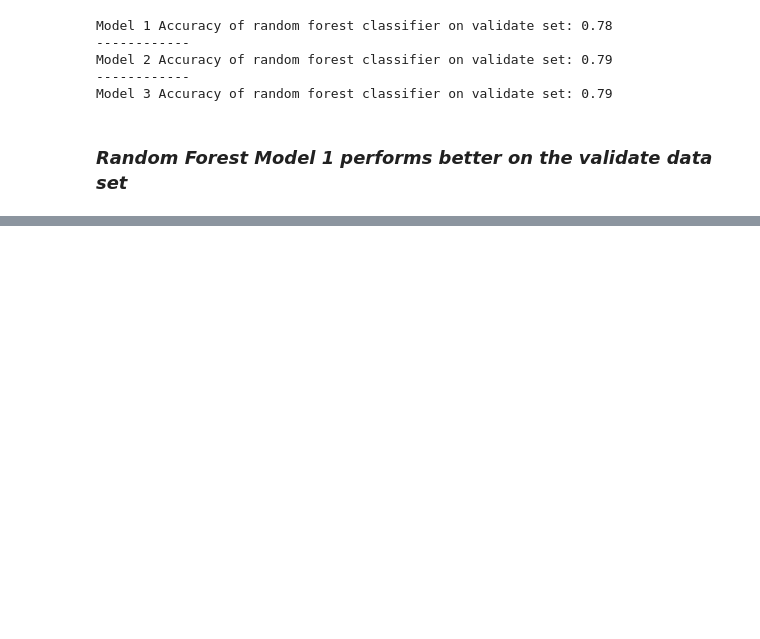
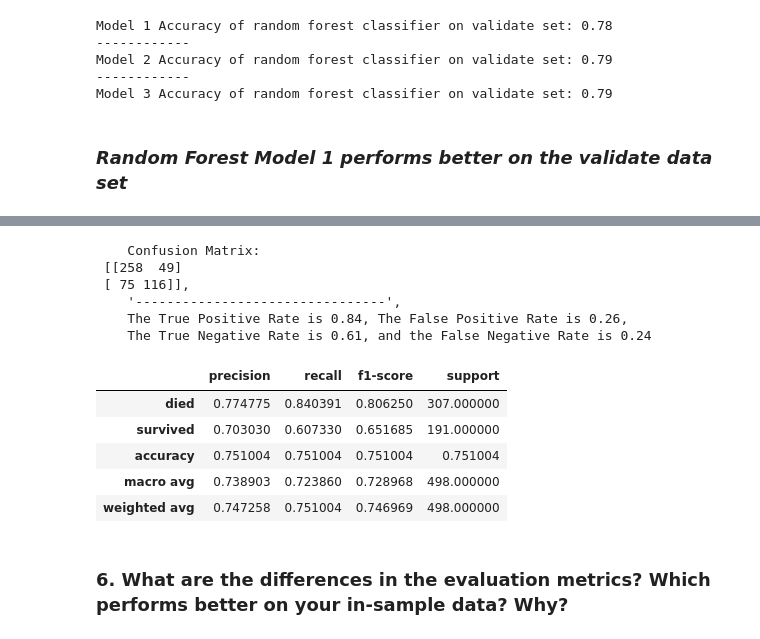
Before and after one commit to justin-m-sullivan/classification-exercises, a Jupyter notebook: model.ipynb, the cells around one changed output, grey strips where cells are left out. Cells and saved outputs as stored; diff of their text form; code cells hidden in the pictures; blank space fills up the shorter version.

```diff
--- a/model.ipynb
+++ b/model.ipynb
@@ -649,0 +778,3 @@ Model 3 Accuracy of random forest classifier on validate set: 0.79
+# %%
+#Create a KNN model with k set to 20
+knn_3 = KNeighborsClassifier(n_neighbors=20, weights='uniform')
@@ -649,0 +792,19 @@ Model 3 Accuracy of random forest classifier on validate set: 0.79
+# %%
+#Evaluate KNN Model 3
+model_3_report = get_metrics_binary(knn_3)
+model_3_report
+# %% [output]
+    Confusion Matrix:
+ [[258  49]
+ [ 75 116]],
+    '--------------------------------',
+    The True Positive Rate is 0.84, The False Positive Rate is 0.26,
+    The True Negative Rate is 0.61, and the False Negative Rate is 0.24
+|  | precision | recall | f1-score | support |
+| died | 0.774775 | 0.840391 | 0.806250 | 307.000000 |
+| survived | 0.703030 | 0.607330 | 0.651685 | 191.000000 |
+| accuracy | 0.751004 | 0.751004 | 0.751004 | 0.751004 |
+| macro avg | 0.738903 | 0.723860 | 0.728968 | 498.000000 |
+| weighted avg | 0.747258 | 0.751004 | 0.746969 | 498.000000 |
+# %% [markdown]
+### 6. What are the differences in the evaluation metrics? Which performs better on your in-sample data? Why?
```
Also changed, not shown: parts of 28 cells of this notebook.
